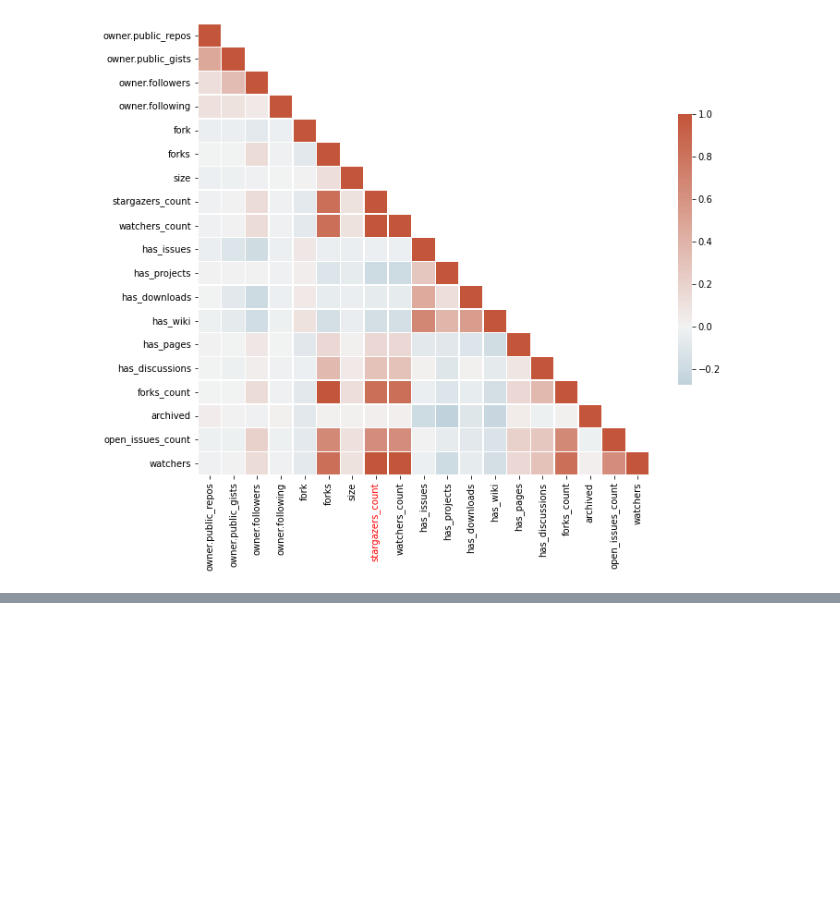
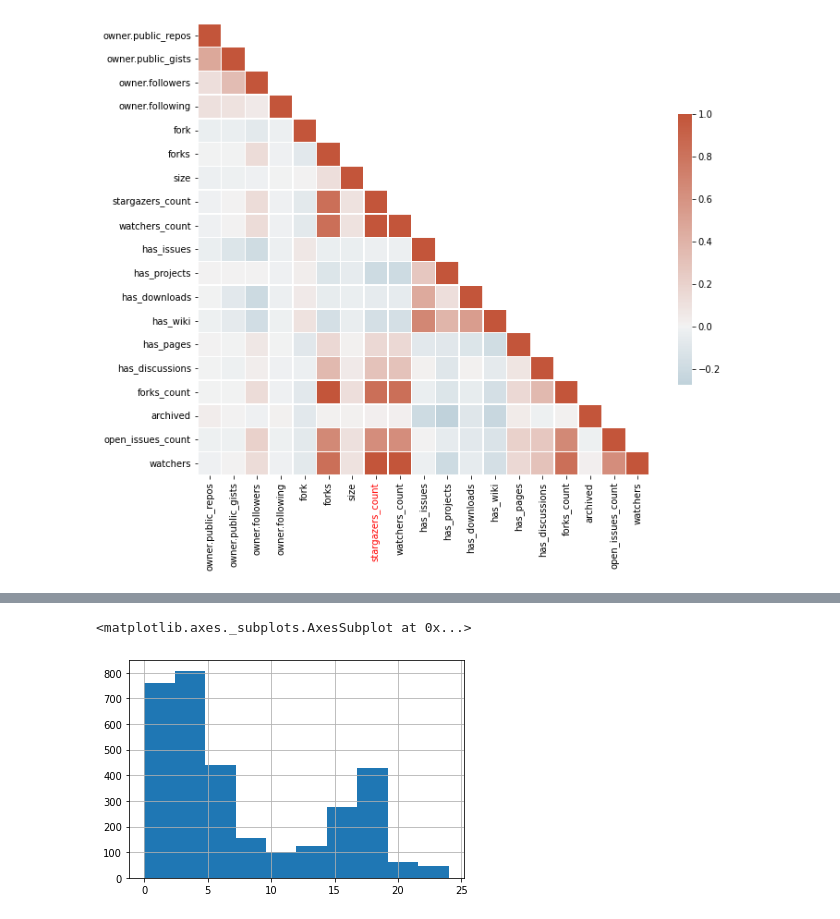
Before and after one commit to realamirhe/github-stargazer, a Jupyter notebook: descriptive_analysis.ipynb, the cells around one changed output, grey strips where cells are left out. Drawn from its saved outputs; the diff is of its cells as text; code cells hidden in the pictures; blank space fills up the shorter version.

```diff
--- a/descriptive_analysis.ipynb
+++ b/descriptive_analysis.ipynb
@@ -54,0 +129,14 @@ for tick_label in ax1.xaxis.get_ticklabels():
+# %%
+def cut_y(y):
+  # https://github.com/community/community/discussions/20560
+  startruck_ranges = (0,1,2,3,4,5,6,7,8,9,10,11,12,13,14,15,16,32,64,128,512,1024,2048,4096)
+  startruck_labels = list(range(len(startruck_ranges) -1))
+  y_cutted = pd.cut(y, [i-1 for i in startruck_ranges], labels=startruck_labels)
+  startruck_missing_value = len(startruck_labels) + 1
+  y_cutted = y_cutted.astype(np.float64)
+  y_cutted[np.isnan(y_cutted)] = startruck_missing_value
+  return y_cutted.astype(np.int8)
+
+
+y = datas['stargazers_count']
+y_cutted = cut_y(y)
@@ -54,0 +157,5 @@ for tick_label in ax1.xaxis.get_ticklabels():
+# %%
+y_cutted.hist()
+# %% [output]
+<matplotlib.axes._subplots.AxesSubplot at 0x...>
+[figure, added]
```
Also changed, not shown: parts of 15 cells of this notebook.
